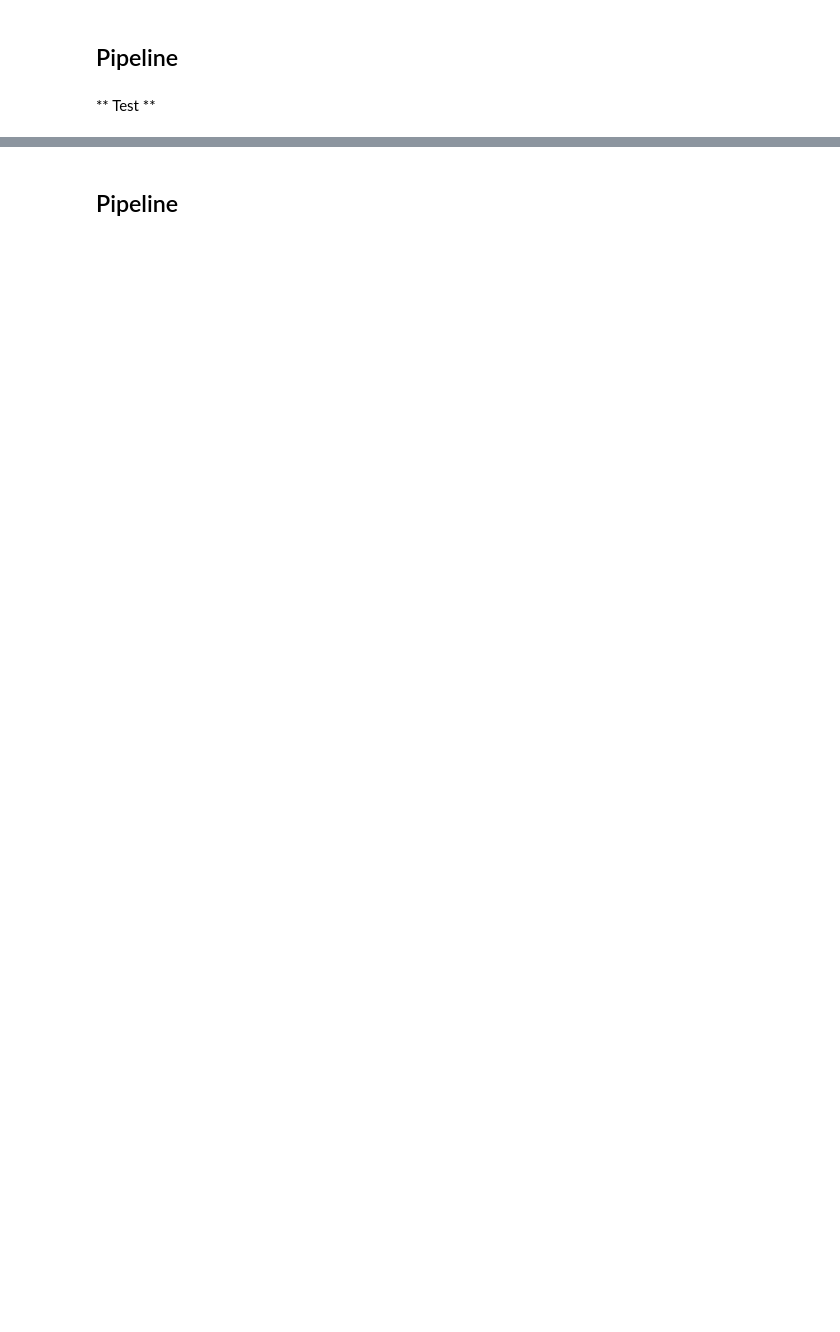
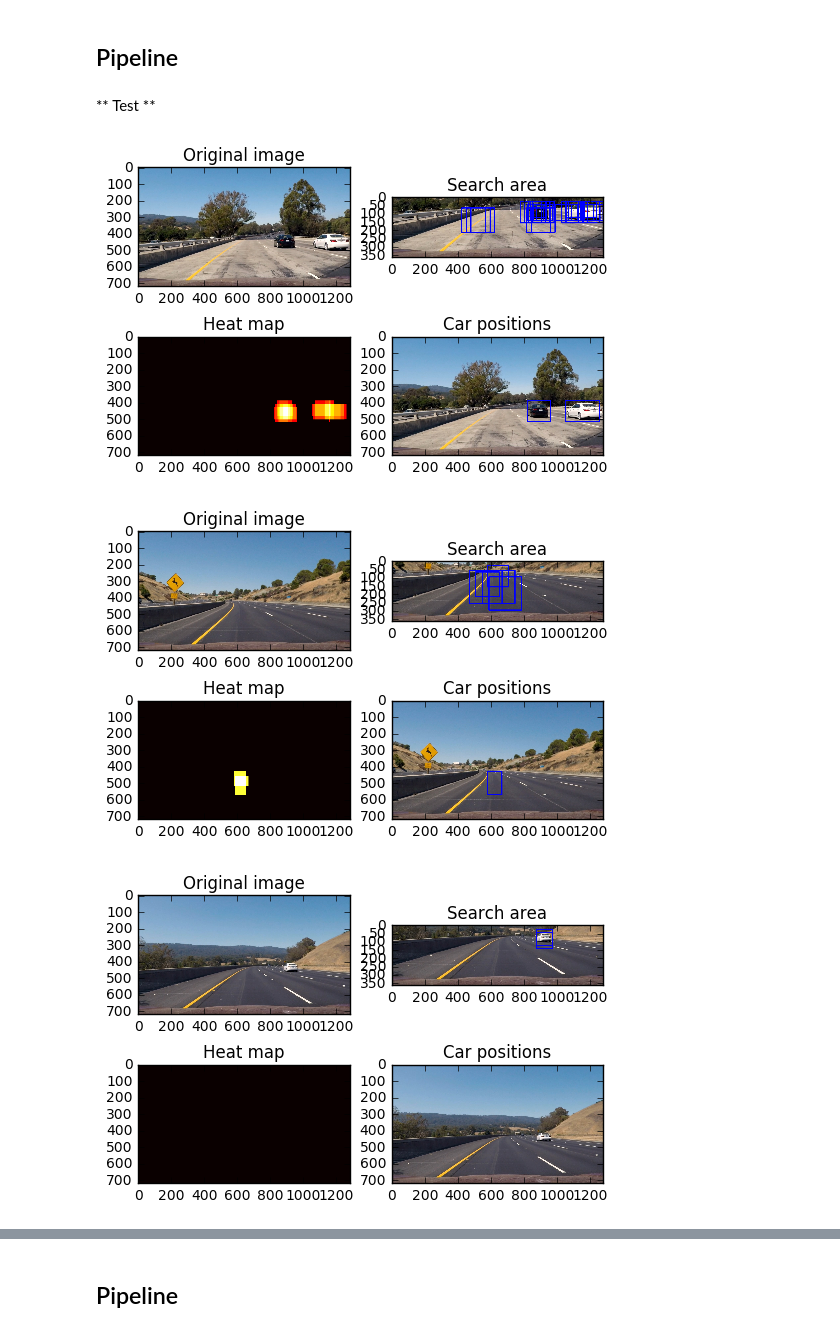
Before and after one commit to pzawadzk/Vehicle-Detection, a Jupyter notebook: Car-Detection.ipynb, the cells around one changed output, grey strips where cells are left out. Cells and saved outputs as stored; diff of their text form; code cells hidden in the pictures; blank space fills up the shorter version.

```diff
--- a/Car-Detection.ipynb
+++ b/Car-Detection.ipynb
@@ -192,8 +230,10 @@ def pipeline(image, plot_figures=False):
     boxes = {}
     for window in windows:
         size, y_start, y_end = window
-        boxes[size] = du.slide_window(img_bottom, xy_window=[size, size], xy_overlap=[0.8,0.8], y_start_stop=[y_start, y_end])
+        boxes[size] = du.slide_window(img_bottom, xy_window=[size, size],
+                                      xy_overlap=[0.8,0.8], y_start_stop=[y_start, y_end])
     box_list = du.search_windows(img_bottom, boxes, model, scaler, params)
+
 
     heat = np.zeros_like(image[:,:,0]).astype(np.float)
     # Add heat to each box in box list
@@ -210,12 +250,14 @@ def pipeline(image, plot_figures=False):
     draw_img = du.draw_labeled_bboxes(np.copy(image), labels)
 
     if plot_figures:
+        fig = plt.figure()
         ax = plt.subplot(2, 2, 1)
         ax.imshow(image)
         ax.set_title('Original image')
 
         ax = plt.subplot(2, 2, 2)
-        ax.imshow(du.draw_boxes(img_bottom, box_list, y_offset))
+        img_boxes = du.draw_boxes(img_bottom, box_list, y_offset)
+        ax.imshow(img_boxes)
         ax.set_title('Search area')
 
         ax = plt.subplot(2, 2, 3)
@@ -226,8 +268,7 @@ def pipeline(image, plot_figures=False):
         ax.imshow(draw_img)
         ax.set_title('Car positions')
 
-        fig.tight_layout()
-        return fig
+        return img_boxes, heatmap, draw_img
     return draw_img
 # %% [markdown]
 ** Test **
@@ -236,0 +275,11 @@ fig.savefig('output_images/bboxes_and_heat.jpg')
+# %%
+figs = []
+for i in range(1,7):
+    image = mpimg.imread('test_images/test%d.jpg'%i)
+    fig = pipeline(image, plot_figures=True)
+    #plt.savefig('output_images/bboxes_and_heat_%d.jpg'%i)
+    figs.append(fig)
+# %% [output]
+[figure, added]
+[figure, added]
+[figure, added]
```
Also changed, not shown: parts of 15 cells of this notebook, 14 other files.
